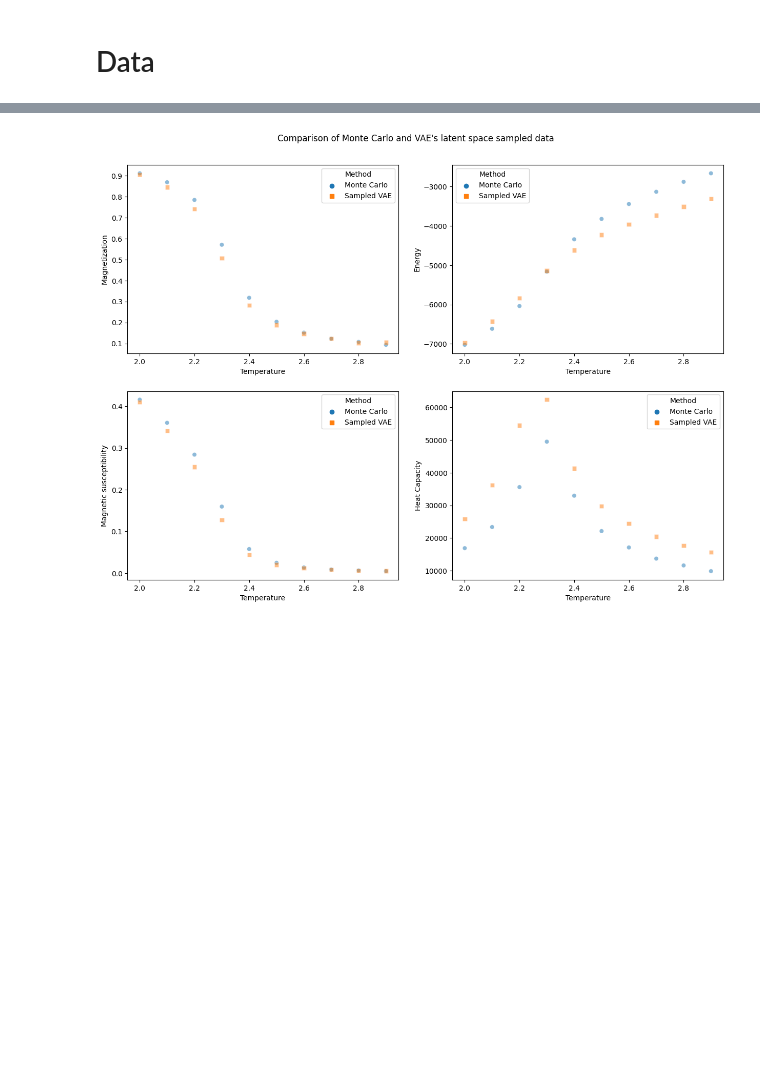
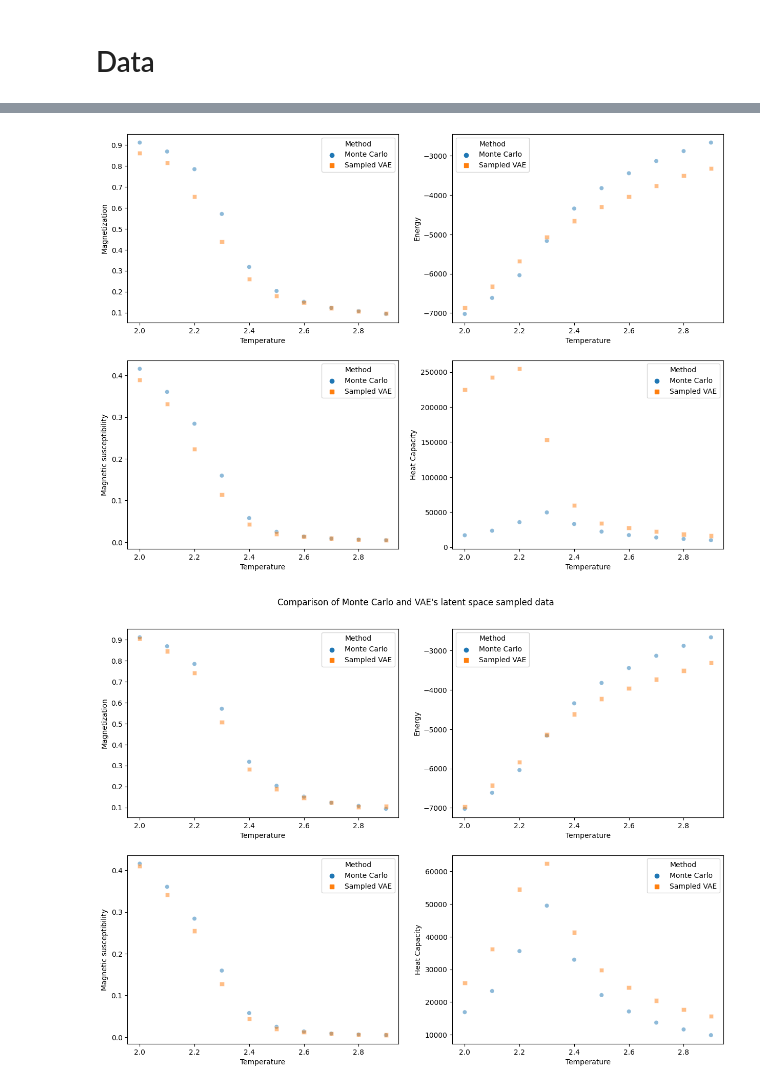
Before and after one commit to pSzyc/Ising, a Jupyter notebook: Model/VAE/VAE_sample.ipynb, the cells around one changed output, grey strips where cells are left out. Drawn from its saved outputs; the diff is of its cells as text; code cells hidden in the pictures; blank space fills up the shorter version.

```diff
--- a/Model/VAE/VAE_sample.ipynb
+++ b/Model/VAE/VAE_sample.ipynb
@@ -59,7 +65,7 @@ def load_model_at_T(t, latent_dim = 200):
     model = VAE(latent_dim)
     dummy_input = tf.zeros((1, 32, 32, 1))
     model(dummy_input)
-    model.load_weights(f'../../GetData/Python/Data/Results/vae/21-03-2024/{t:.2}/vae{t:.2}.h5')
+    model.load_weights(f'models/vae{t:.2}.h5')
     return model
 # %% [markdown]
 ## Models dictionary
@@ -219,3 +225,7 @@ WARNING:tensorflow:6 out of the last 9 calls to <function VAE.sample at 0x...> t
+# %%
+final_plot(data_list)
+# %% [output]
+[figure, added]
 # %%
 final_plot(data_list)
 plt.savefig("final_plot.png")
```
Also changed, not shown: parts of 3 cells of this notebook, 3 other files.
